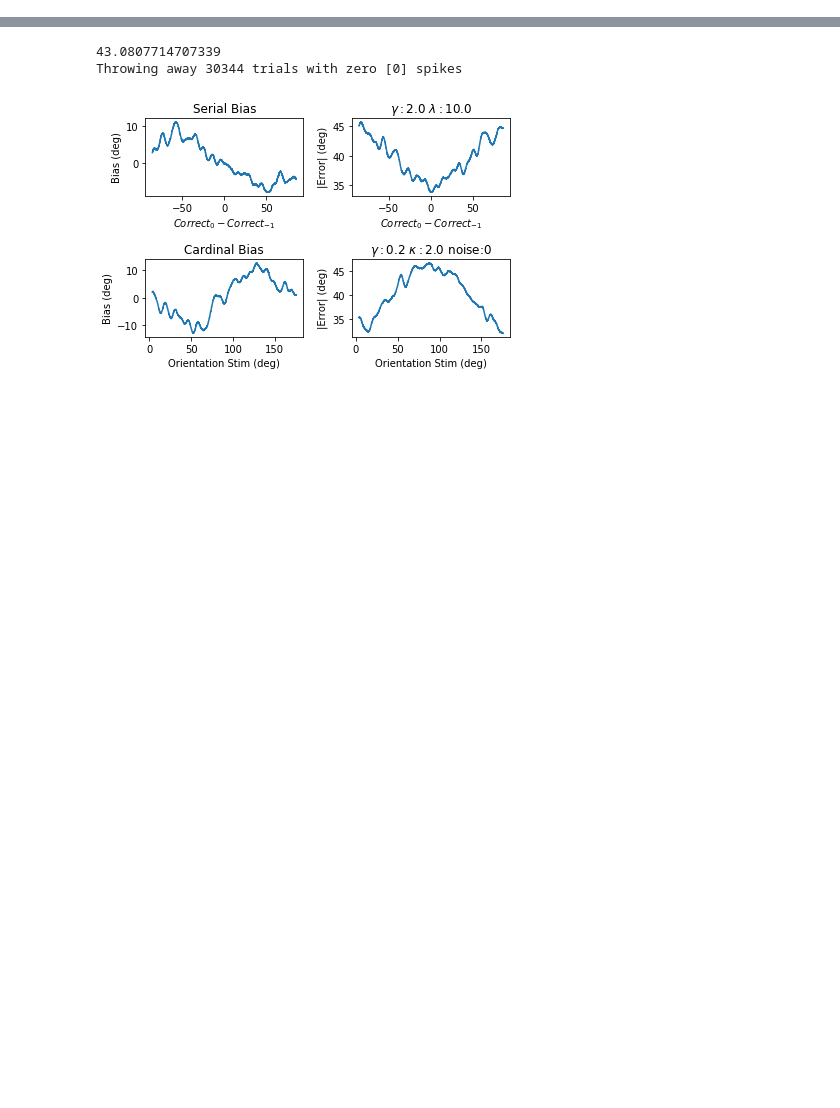
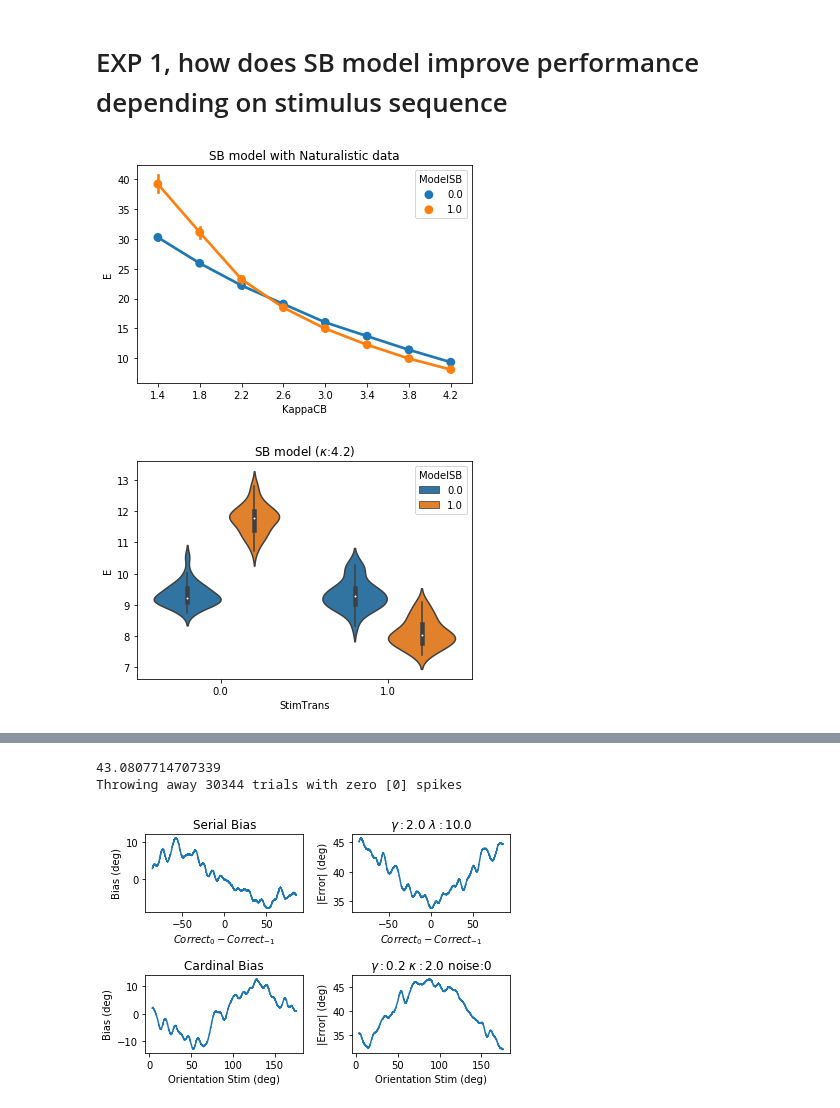
Before and after one commit to TimCSheehan/biasModels, a Jupyter notebook: playModels.ipynb, the cells around one changed output, grey strips where cells are left out. Cells and saved outputs as stored; diff of their text form; code cells hidden in the pictures; blank space fills up the shorter version.

```diff
--- a/playModels.ipynb
+++ b/playModels.ipynb
@@ -7,0 +10,29 @@ import numpy as np
+# %% [markdown]
+# EXP 1, how does SB model improve performance depending on stimulus sequence
+# %%
+# SB model compare
+S = pd.DataFrame()
+gam_use, kap_use = 0.8,3.0
+for kap_use in np.arange(1.4,4.4,.4):
+    for s_trans in [0,1]:
+        for u_trans in [0,1]:
+            for iteration in range(30):
+                this_M = mj.modJoint(gammaCB=gam_use,kappaCB= kap_use,stim_trans=s_trans,uniform_trans=u_trans)
+                this_M.run_model(500)
+                S_ = pd.Series({'StimTrans':s_trans,'ModelSB':u_trans==0,'KappaCB':kap_use,'GammaCB':gam_use,
+                                'E':np.std(this_M.E),'Model':this_M})
+                S = S.append(S_,ignore_index=1)
+
+S['KappaCB'] = np.round(S['KappaCB'],1)
+# %%
+sns.pointplot(data=S[S.StimTrans==1],x='KappaCB',y='E',hue='ModelSB')
+plt.title('SB model with Naturalistic data')
+plt.show()
+sns.violinplot(data=S[S.KappaCB==4.2],x='StimTrans',y='E',hue='ModelSB')
+# sns.swarmplot(data=S[S.KappaCB==4.2],x='StimTrans',y='E',hue='ModelSB',dodge=1)
+plt.title('SB model ($\kappa$:4.2)')
+plt.show()
+# plt.ylim([7,13])
+# %% [output]
+[figure, added]
+[figure, added]
```
Also changed, not shown: parts of 6 cells of this notebook, 2 other files.
